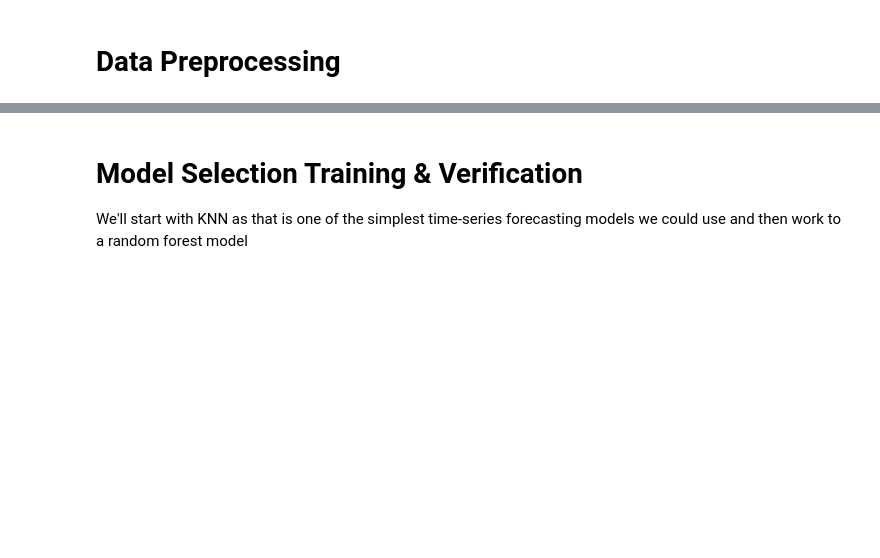
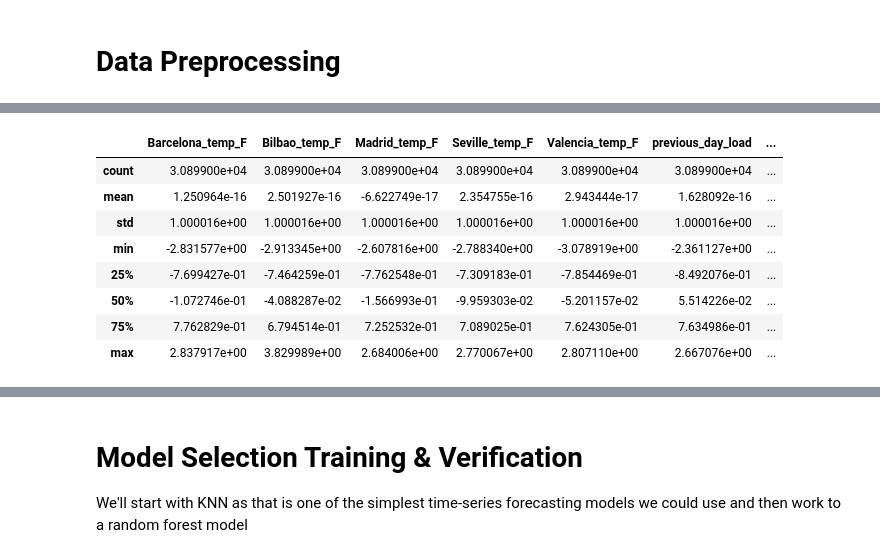
Before and after one commit to zoemcbride/energy-data-lab, a Jupyter notebook: spanish_energy_data_weather_analysis.ipynb, the cells around one changed output, grey strips where cells are left out. Cells and saved outputs as stored; diff of their text form; code cells hidden in the pictures; blank space fills up the shorter version.

```diff
--- a/spanish_energy_data_weather_analysis.ipynb
+++ b/spanish_energy_data_weather_analysis.ipynb
@@ -731,0 +908,12 @@ A commonly used method is Min-Max Scaling (Normalization) which scales the data
+# %%
+feature_matrix.describe()
+# %% [output]
+|  | Barcelona_temp_F | Bilbao_temp_F | Madrid_temp_F | Seville_temp_F | Valencia_temp_F | previous_day_load | ... |
+| count | 3.089900e+04 | 3.089900e+04 | 3.089900e+04 | 3.089900e+04 | 3.089900e+04 | 3.089900e+04 | ... |
+| mean | 1.250964e-16 | 2.501927e-16 | -6.622749e-17 | 2.354755e-16 | 2.943444e-17 | 1.628092e-16 | ... |
+| std | 1.000016e+00 | 1.000016e+00 | 1.000016e+00 | 1.000016e+00 | 1.000016e+00 | 1.000016e+00 | ... |
+| min | -2.831577e+00 | -2.913345e+00 | -2.607816e+00 | -2.788340e+00 | -3.078919e+00 | -2.361127e+00 | ... |
+| 25% | -7.699427e-01 | -7.464259e-01 | -7.762548e-01 | -7.309183e-01 | -7.854469e-01 | -8.492076e-01 | ... |
+| 50% | -1.072746e-01 | -4.088287e-02 | -1.566993e-01 | -9.959303e-02 | -5.201157e-02 | 5.514226e-02 | ... |
+| 75% | 7.762829e-01 | 6.794514e-01 | 7.252532e-01 | 7.089025e-01 | 7.624305e-01 | 7.634986e-01 | ... |
+| max | 2.837917e+00 | 3.829989e+00 | 2.684006e+00 | 2.770067e+00 | 2.807110e+00 | 2.667076e+00 | ... |
```
Also changed, not shown: parts of 19 cells of this notebook.
